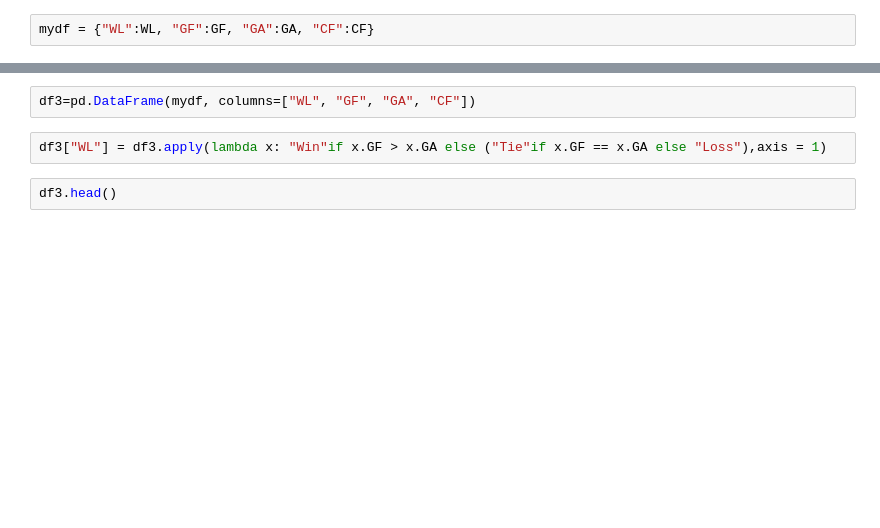
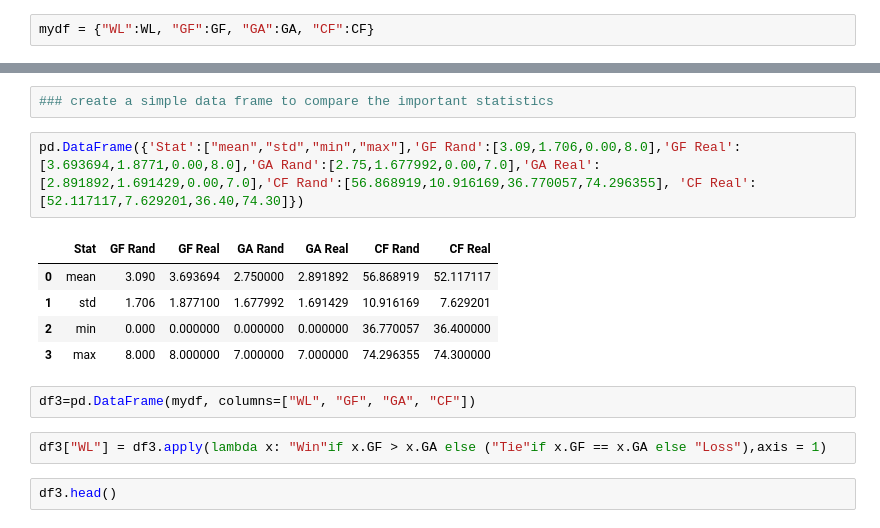
Before and after one commit to pjmeehan/PDA-PROJECT, a Jupyter notebook: PDA Project 2018.ipynb, the cells around one changed output, grey strips where cells are left out. Drawn from its saved outputs; the diff is of its cells as text; blank space fills up the shorter version.

```diff
--- a/PDA Project 2018.ipynb
+++ b/PDA Project 2018.ipynb
@@ -215,3 +378,13 @@ mydf = {"WL":WL, "GF":GF, "GA":GA, "CF":CF}
+# %%
+### create a simple data frame to compare the important statistics
+# %%
+pd.DataFrame({'Stat':["mean","std","min","max"],'GF Rand':[3.09,1.706,0.00,8.0],'GF Real':[3.693694,1.8771,0.00,8.0],'GA Rand':[2.75,1.677992,0.00,7.0],'GA Real':[2.891892,1.691429,0.00,7.0],'CF Rand':[56.868919,10.916169,36.770057,74.296355], 'CF Real':[52.117117,7.629201,36.40,74.30]})
+# %% [output]
+|  | Stat | GF Rand | GF Real | GA Rand | GA Real | CF Rand | CF Real |
+| 0 | mean | 3.090 | 3.693694 | 2.750000 | 2.891892 | 56.868919 | 52.117117 |
+| 1 | std | 1.706 | 1.877100 | 1.677992 | 1.691429 | 10.916169 | 7.629201 |
+| 2 | min | 0.000 | 0.000000 | 0.000000 | 0.000000 | 36.770057 | 36.400000 |
+| 3 | max | 8.000 | 8.000000 | 7.000000 | 7.000000 | 74.296355 | 74.300000 |
 # %%
 df3=pd.DataFrame(mydf, columns=["WL", "GF", "GA", "CF"])
 # %%
```
Also changed, not shown: parts of 89 cells of this notebook.
